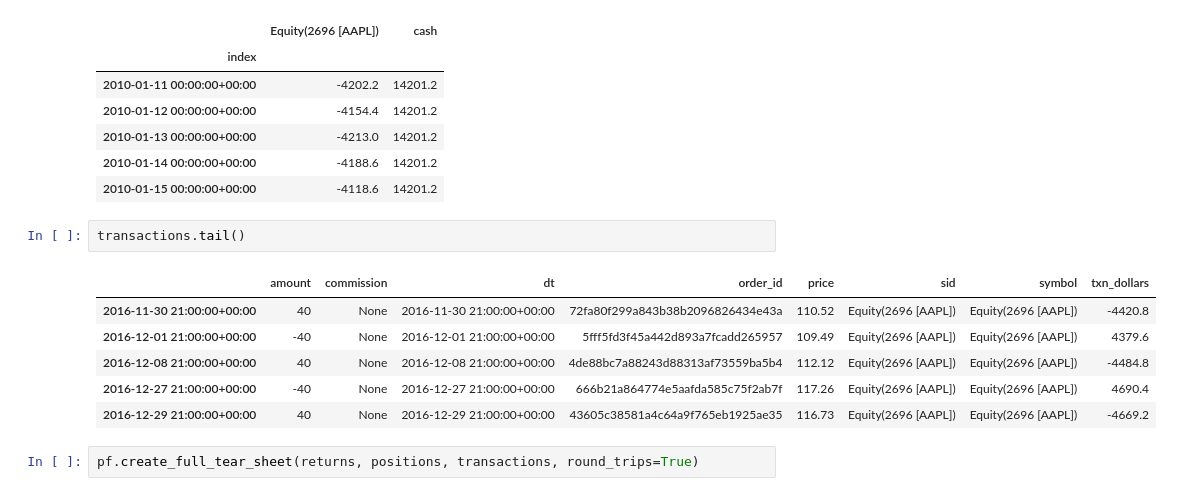
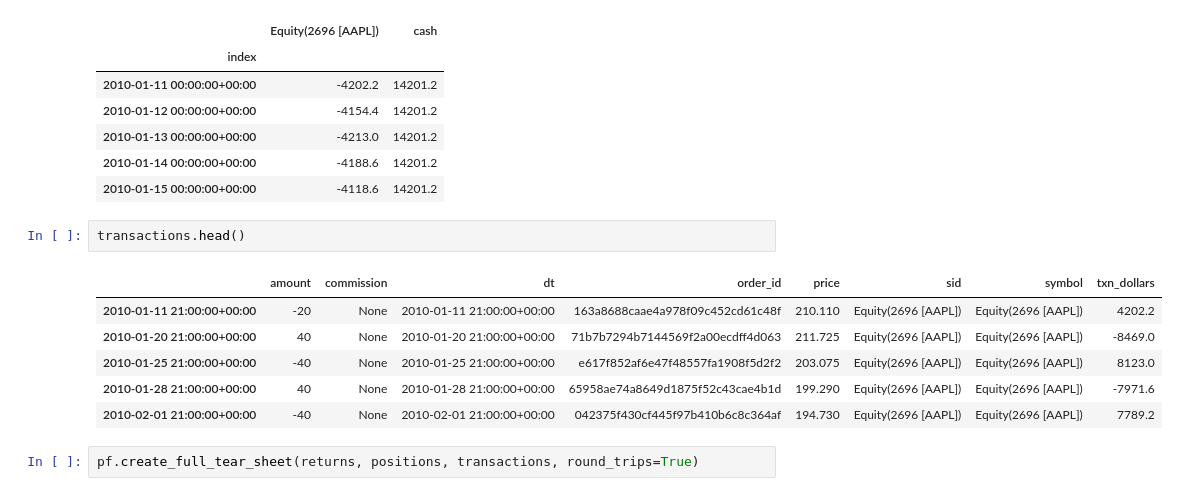
Before and after one commit to minimalgeek/DeepLearning, a Jupyter notebook: Stock/zipline/notebooks/02_strategy.ipynb, the cells around one changed output. Drawn from its saved outputs; the diff is of its cells as text.

Commit message:
Change to heads

```diff
--- a/Stock/zipline/notebooks/02_strategy.ipynb
+++ b/Stock/zipline/notebooks/02_strategy.ipynb
@@ -73,14 +78,14 @@ positions.head()
 | 2010-01-14 00:00:00+00:00 | -4188.6 | 14201.2 |
 | 2010-01-15 00:00:00+00:00 | -4118.6 | 14201.2 |
 # %%
-transactions.tail()
+transactions.head()
 # %% [output]
 |  | amount | commission | dt | order_id | price | sid | symbol | txn_dollars |
-| 2016-11-30 21:00:00+00:00 | 40 | None | 2016-11-30 21:00:00+00:00 | 72fa80f299a843b38b2096826434e43a | 110.52 | Equity(2696 [AAPL]) | Equity(2696 [AAPL]) | -4420.8 |
-| 2016-12-01 21:00:00+00:00 | -40 | None | 2016-12-01 21:00:00+00:00 | 5fff5fd3f45a442d893a7fcadd265957 | 109.49 | Equity(2696 [AAPL]) | Equity(2696 [AAPL]) | 4379.6 |
-| 2016-12-08 21:00:00+00:00 | 40 | None | 2016-12-08 21:00:00+00:00 | 4de88bc7a88243d88313af73559ba5b4 | 112.12 | Equity(2696 [AAPL]) | Equity(2696 [AAPL]) | -4484.8 |
-| 2016-12-27 21:00:00+00:00 | -40 | None | 2016-12-27 21:00:00+00:00 | 666b21a864774e5aafda585c75f2ab7f | 117.26 | Equity(2696 [AAPL]) | Equity(2696 [AAPL]) | 4690.4 |
-| 2016-12-29 21:00:00+00:00 | 40 | None | 2016-12-29 21:00:00+00:00 | 43605c38581a4c64a9f765eb1925ae35 | 116.73 | Equity(2696 [AAPL]) | Equity(2696 [AAPL]) | -4669.2 |
+| 2010-01-11 21:00:00+00:00 | -20 | None | 2010-01-11 21:00:00+00:00 | 163a8688caae4a978f09c452cd61c48f | 210.110 | Equity(2696 [AAPL]) | Equity(2696 [AAPL]) | 4202.2 |
+| 2010-01-20 21:00:00+00:00 | 40 | None | 2010-01-20 21:00:00+00:00 | 71b7b7294b7144569f2a00ecdff4d063 | 211.725 | Equity(2696 [AAPL]) | Equity(2696 [AAPL]) | -8469.0 |
+| 2010-01-25 21:00:00+00:00 | -40 | None | 2010-01-25 21:00:00+00:00 | e617f852af6e47f48557fa1908f5d2f2 | 203.075 | Equity(2696 [AAPL]) | Equity(2696 [AAPL]) | 8123.0 |
+| 2010-01-28 21:00:00+00:00 | 40 | None | 2010-01-28 21:00:00+00:00 | 65958ae74a8649d1875f52c43cae4b1d | 199.290 | Equity(2696 [AAPL]) | Equity(2696 [AAPL]) | -7971.6 |
+| 2010-02-01 21:00:00+00:00 | -40 | None | 2010-02-01 21:00:00+00:00 | 042375f430cf445f97b410b6c8c364af | 194.730 | Equity(2696 [AAPL]) | Equity(2696 [AAPL]) | 7789.2 |
 # %%
 pf.create_full_tear_sheet(returns, positions, transactions, round_trips=True)
 # %% [output]
```
Also changed, not shown: parts of 1 cell of this notebook.
